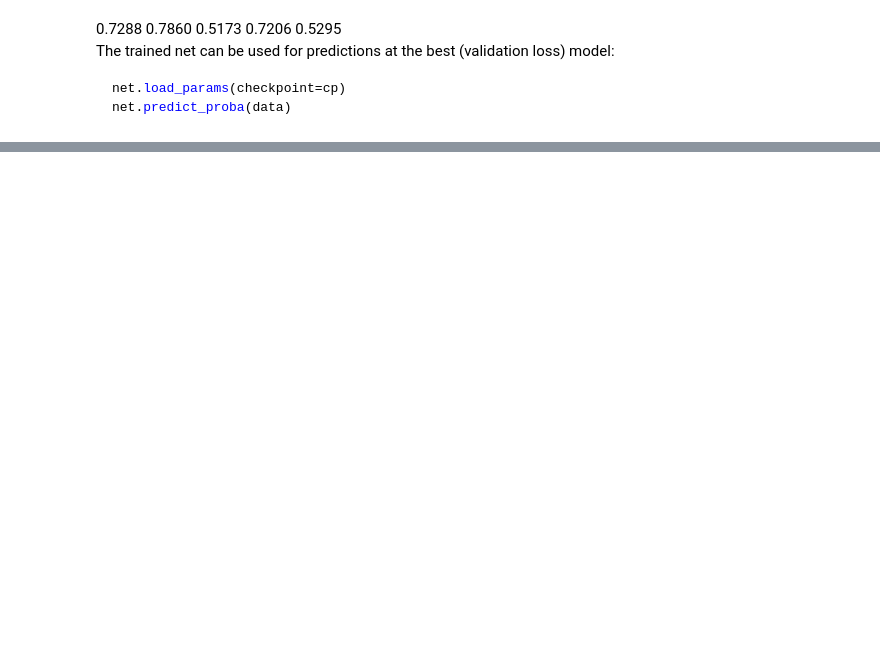
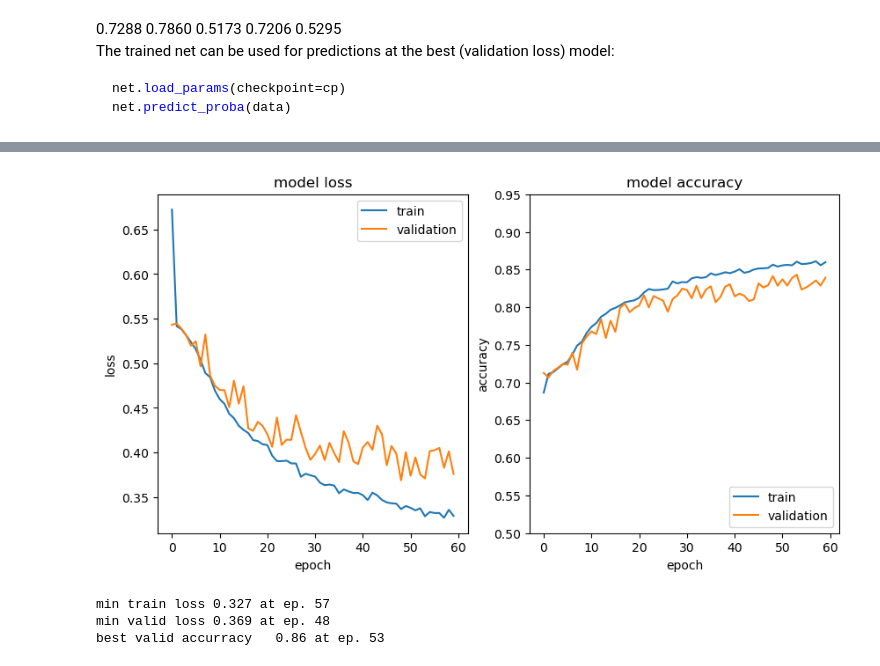
Before and after one commit to dkgithub/wiehl24, a Jupyter notebook: PyTorch_jet_flavor_classification.ipynb, the cells around one changed output, grey strips where cells are left out. Saved outputs shown, nothing was run; the diff lists cells and outputs as text; code cells hidden in the pictures; blank space fills up the shorter version.

```diff
--- a/PyTorch_jet_flavor_classification.ipynb
+++ b/PyTorch_jet_flavor_classification.ipynb
@@ -820,0 +1203,2 @@ cp = Checkpoint(dirname='chkpoints_2') # etc.
+# %%
+net.partial_fit(c_vectors_train, labels_train)
@@ -820,0 +1233,7 @@ cp = Checkpoint(dirname='chkpoints_2') # etc.
+# %%
+hlp.plots.plotLearningCurvesSkorch(net.history)
+# %% [output]
+[figure, added]
+min train loss 0.327 at ep. 57
+min valid loss 0.369 at ep. 48
+best valid accurracy   0.86 at ep. 53
```
Also changed, not shown: parts of 85 cells of this notebook.
